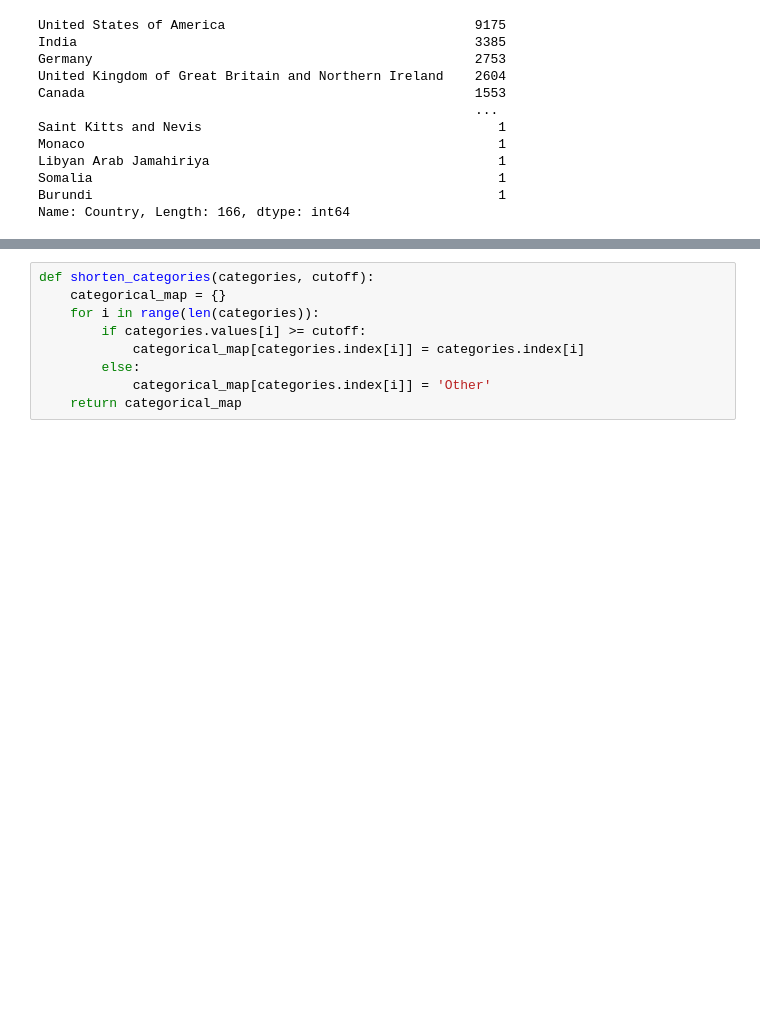
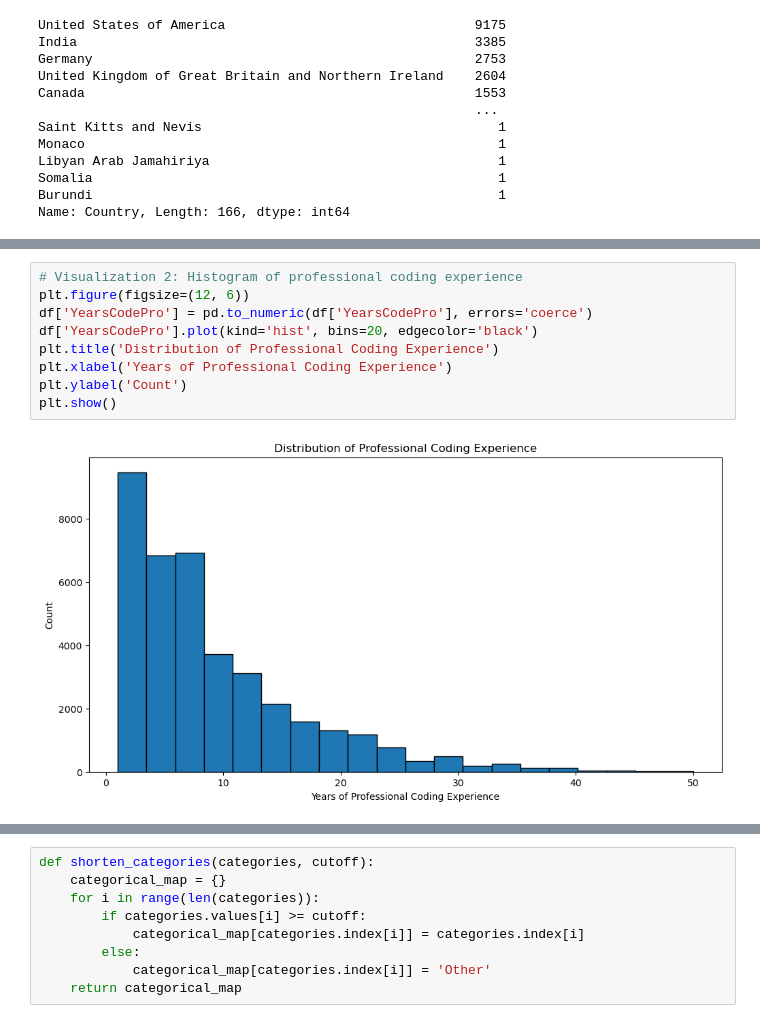
Before and after one commit to soumyo2002/PayForecast-Salary-Predictor, a Jupyter notebook: SalaryPrediction.ipynb, the cells around one changed output, grey strips where cells are left out. Drawn from its saved outputs; the diff is of its cells as text; blank space fills up the shorter version.

```diff
--- a/SalaryPrediction.ipynb
+++ b/SalaryPrediction.ipynb
@@ -112,0 +126,11 @@ Name: Country, Length: 166, dtype: int64
+# %%
+# Visualization 2: Histogram of professional coding experience
+plt.figure(figsize=(12, 6))
+df['YearsCodePro'] = pd.to_numeric(df['YearsCodePro'], errors='coerce')
+df['YearsCodePro'].plot(kind='hist', bins=20, edgecolor='black')
+plt.title('Distribution of Professional Coding Experience')
+plt.xlabel('Years of Professional Coding Experience')
+plt.ylabel('Count')
+plt.show()
+# %% [output]
+[figure, added]
```
Also changed, not shown: parts of 8 cells of this notebook.
